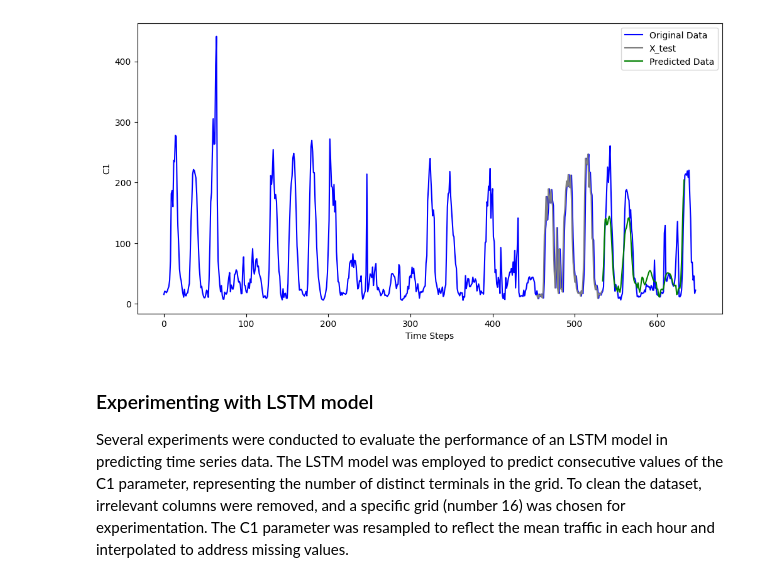
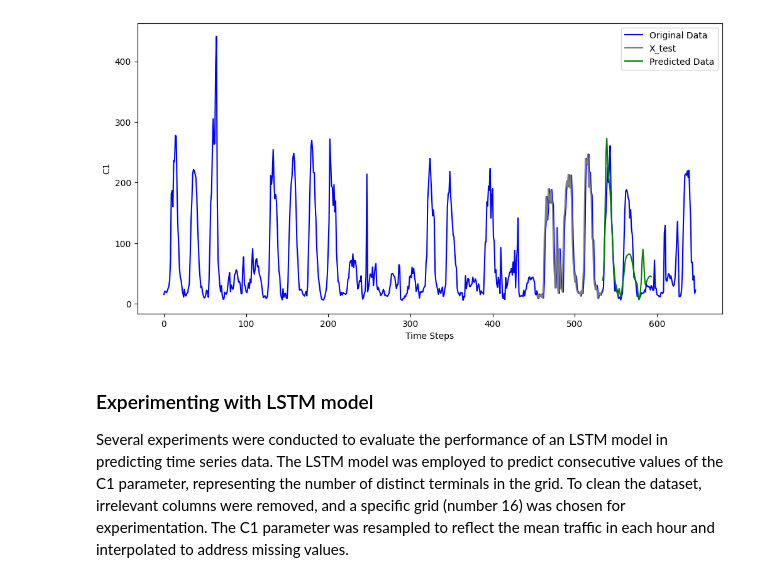
Before and after one commit to RocketFan/traffic-monitoring, a Jupyter notebook: lstm_test.ipynb, the cells around one changed output. Saved outputs shown, nothing was run; the diff lists cells and outputs as text; code cells hidden in the pictures.

Commit message:
Add evaluation on many sequences

```diff
--- a/lstm_test.ipynb
+++ b/lstm_test.ipynb
@@ -6,6 +6,7 @@ import pandas as pd
 import matplotlib.pyplot as plt
 from sklearn.preprocessing import MinMaxScaler
 from sklearn.model_selection import train_test_split
+from sklearn.metrics import mean_absolute_error, mean_squared_error
 
 def create_sequences(data, day_of_week, hour, seq_length):
     sequences = []
@@ -78,7 +79,7 @@ criterion = nn.MSELoss()
 optimizer = torch.optim.Adam(model.parameters(), lr=0.001)
 
 # Training the model
-num_epochs = 1000
+num_epochs = 2000
 for epoch in range(num_epochs):
     model.train()
     optimizer.zero_grad()
@@ -93,36 +94,58 @@ for epoch in range(num_epochs):
 
 # Making predictions
 model.eval()
-test_seq = X_test[1, :, :]
+future = 60
+num_test_sequences = len(X_test) - future
+test_sequences = X_test[:num_test_sequences, :, :]
+predicted_sequences = []
 with torch.no_grad():
-    future = 100
-    pred_seq = test_seq.unsqueeze(0).clone()
-    predicted_values = []
-    next_day = pred_seq[:, -1:, 1]
-    for i in range(future):
-        pred = model(pred_seq)
-        predicted_values.append(pred.item())
+    for test_seq in test_sequences:
+        base_seq = test_seq.unsqueeze(0).clone()
+        predicted_seq = []
+        next_day = base_seq[:, -1:, 1]
+        for i in range(future):
+            pred = model(base_seq)
+            predicted_seq.append(pred.item())
 
-        next_hour = (pred_seq[:, -1:, 2] + 1) % 24
-        if(next_hour == 0):
-           next_day = (pred_seq[:, -1:, 1] + 1) % 7
+            next_hour = (base_seq[:, -1:, 2] + 1) % 24
+            if(next_hour == 0):
+                next_day = (base_seq[:, -1:, 1] + 1) % 7
 
-        next_value = torch.cat([pred.unsqueeze(2), next_day.unsqueeze(2), next_hour.unsqueeze(2)], dim=2)  # Include hour tensor
-        pred_seq = torch.cat([pred_seq[:, 1:, :], next_value], dim=1)
+            next_value = torch.cat([pred.unsqueeze(2), next_day.unsqueeze(2), next_hour.unsqueeze(2)], dim=2)  # Include hour tensor
+            base_seq = torch.cat([base_seq[:, 1:, :], next_value], dim=1)
+        # Inverse transform the values
+        predicted_seq = np.array(predicted_seq).reshape(-1, 1)
+        predicted_seq = scaler.inverse_transform(predicted_seq)
+        predicted_sequences.append(predicted_seq)
 
-# Inverse transform the values
-predicted_values = np.array(predicted_values).reshape(-1, 1)
-predicted_values = scaler.inverse_transform(predicted_values)
+
 y_test = scaler.inverse_transform(y_test.squeeze().reshape(-1, 1))
+mae_list = []
+rmse_list = []
+
+for i in range(num_test_sequences):
+    y_t = y_test[i:i+future]
+    predicted_seq = predicted_sequences[i]
+    mae = mean_absolute_error(y_t, predicted_seq)
+    rmse = np.sqrt(mean_squared_error(y_t, predicted_seq))
+
+    mae_list.append(mae)
+    rmse_list.append(rmse)
+
+average_mae = np.mean(mae_list)
+average_rmse = np.mean(rmse_list)
+
+print(f"Average Mean Absolute Error (MAE): {average_mae}")
+print(f"Average Root Mean Squared Error (RMSE): {average_rmse}")
 
 # Plot the results
 test_start = len(target) - len(y_test)
-seq_used_pred =  scaler.inverse_transform(test_seq[:,0].squeeze().reshape(-1, 1).clone())
+seq_used_pred = scaler.inverse_transform(test_sequences[1, :,0].squeeze().reshape(-1, 1).clone())
 
 plt.figure(figsize=(12, 6))
 plt.plot(np.arange(len(target)), target, label='Original Data', color='blue')
 plt.plot(np.arange(test_start - len(seq_used_pred), test_start),  np.array(seq_used_pred).reshape(-1, 1), label='X_test', color='gray')
-plt.plot(np.arange(test_start, test_start + future), predicted_values, label='Predicted Data', color='green')
+plt.plot(np.arange(test_start, test_start + future), predicted_sequences[0], label='Predicted Data', color='green')
 
 plt.xlabel('Time Steps')
 plt.ylabel(target_col)
@@ -142,4 +172,4 @@ Epoch [1000/1000], Loss: 0.002021303866058588
-[figure, old version]
+[figure, new version]
 # %% [markdown]
 ### Experimenting with LSTM model
 
```
Also changed, not shown: parts of 1 cell of this notebook.
